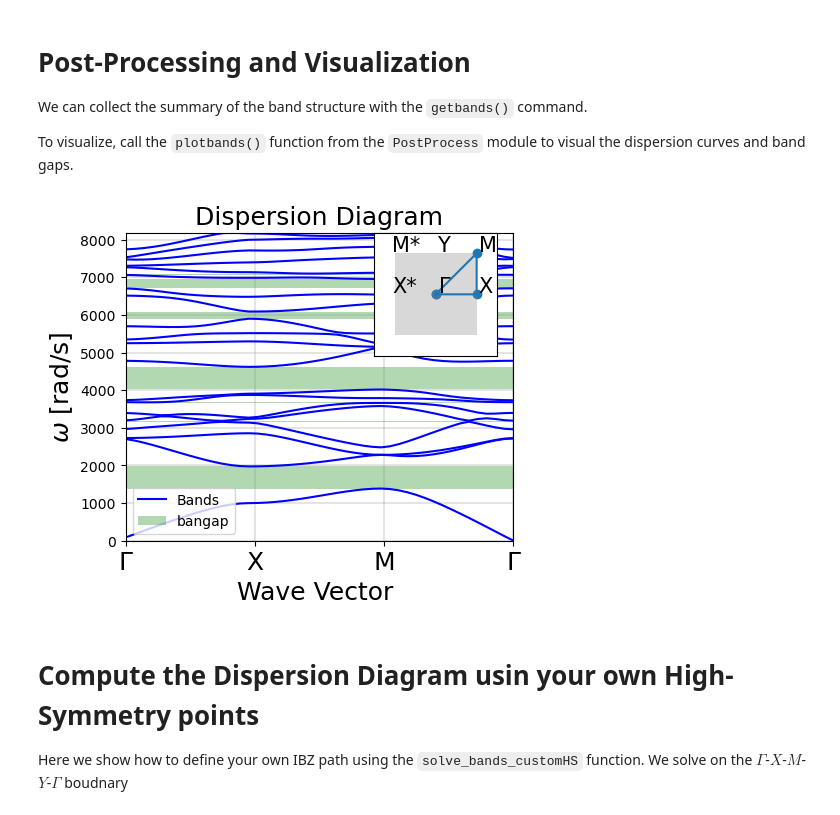
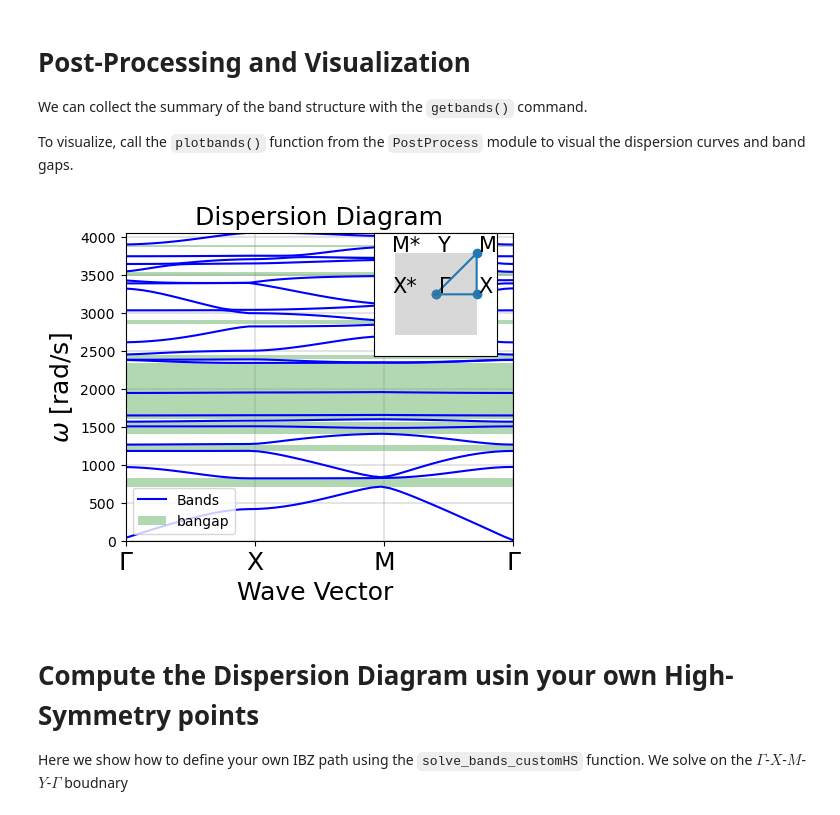
Before and after one commit to jtempelman95/fenonics, a Jupyter notebook: RepoCodes/real_build/TutorialNotebook.ipynb, the cells around one changed output. Cells and saved outputs as stored; diff of their text form; code cells hidden in the pictures.

```diff
--- a/RepoCodes/real_build/TutorialNotebook.ipynb
+++ b/RepoCodes/real_build/TutorialNotebook.ipynb
@@ -61,7 +59,7 @@ We start by defining some parameters for the void in our square unit cell
     meshalg          -   Meshing algorithm for gmsh to use
 # %%
 # Meshing parameters
-cut         = False
+cut         = True
 a_len       = .1
 r           = np.array([1.4,.9,0,.8,1])*a_len*.75
 offset      = 0*np.pi/4
@@ -73,7 +71,7 @@ refinement_dist     =   a_len/10
 meshalg                 = 6
 
 # Make the mesh with Gmsh
-gmsh.model, xpt, ypt    = get_mesh_SquareSpline(
+gmsh.model, xpt, ypt    = fenonics.get_mesh_SquareSpline(
         a_len, da, r, Nquads, offset, meshalg,
         refinement_level, refinement_dist,
         isrefined = True,   cut = cut)
@@ -84,9 +82,9 @@ model_rank = 0
 mesh, ct, _ = model_to_mesh(gmsh.model, mesh_comm, model_rank, gdim=2)
 
 # Plot the design vector and the produced mesh
-plt = PlotSpline(gmsh, r, Nquads, a_len, xpt, ypt)
+plt = fenonics.PlotSpline(gmsh, r, Nquads, a_len, xpt, ypt)
 plt.show()
-plotmesh(mesh,ct)
+fenonics.plotmesh(mesh,ct)
 # %% [output]
 Warning : Gmsh has aleady been initialized
 Info    : Clearing all models and views...
@@ -146,7 +145,7 @@ The default function is `solve_bands`, and this solves around the IBZ for 4-quad
 n_wavevector    = 60
 n_solutions    = 20
 fspace  = 'CG'
-evals_disp, evec_all, mpc, KX, KY = solve_bands(n_wavevector  = n_wavevector,
+evals_disp, evec_all, mpc, KX, KY = fenonics.solve_bands(n_wavevector  = n_wavevector,
                         n_solutions = n_solutions, a_len = a_len,
                          c = c,  rho = rho,  fspace = fspace,
                          mesh = mesh, ct = ct)
@@ -172,12 +171,12 @@ We can collect the summary of the band structure with the `getbands()` command.
 
 To visualize, call the `plotbands()` function from the `PostProcess` module to visual the dispersion curves and band gaps.
 # %%
-bgnrm, gapwidths, gaps, lowbounds, highbounds = getbands(np.array(evals_disp))
-plt = plotbands(bands = np.array(evals_disp), inset = True,
+bgnrm, gapwidths, gaps, lowbounds, highbounds = fenonics.getbands(np.array(evals_disp))
+plt = fenonics.plotbands(bands = np.array(evals_disp), inset = True,
                 KX = KX, KY = KY, a_len= a_len)
 plt.show()
 # %% [output]
-[figure, old version]
+[figure, new version]
 # %% [markdown]
 # Compute the Dispersion Diagram usin your own High-Symmetry points
 
```
Also changed, not shown: parts of 7 cells of this notebook, 3 other files.
